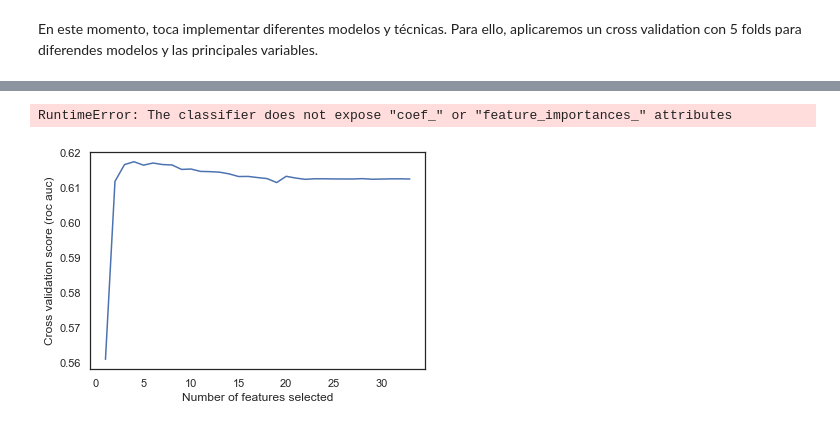
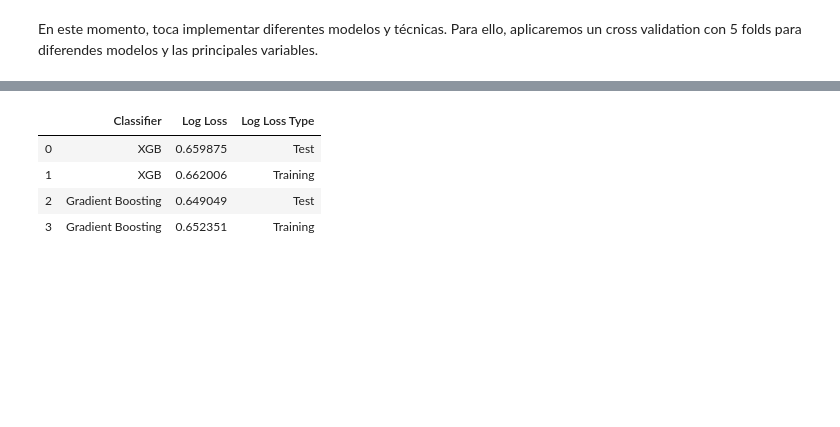
Before and after one commit to caumente/kobe-ccd, a Jupyter notebook: notebooks/preprocessing.ipynb, the cells around one changed output, grey strips where cells are left out. Saved outputs shown, nothing was run; the diff lists cells and outputs as text; code cells hidden in the pictures; blank space fills up the shorter version.

```diff
--- a/notebooks/preprocessing.ipynb
+++ b/notebooks/preprocessing.ipynb
@@ -672,18 +688,21 @@ from sklearn import metrics
 # %%
 classifiers = {}
 #classifiers.update({"LDA": LinearDiscriminantAnalysis()})
-#classifiers.update({"QDA": QuadraticDiscriminantAnalysis()})
-#classifiers.update({"AdaBoost": AdaBoostClassifier()})
-#classifiers.update({"Bagging": BaggingClassifier()})
 classifiers.update({"Gradient Boosting": GradientBoostingClassifier()})
-#classifiers.update({"Random Forest": RandomForestClassifier()})
-#classifiers.update({"KNN": KNeighborsClassifier()})
-#classifiers.update({"MLP": MLPClassifier()})
-#classifiers.update({"XGB": XGBClassifier()})
+#classifiers.update({"Logistic Regression": LogisticRegression()})
+classifiers.update({"XGB": XGBClassifier()})
 # %%
 parameters = {}
 
-# Update dict with Gradient Boosting
+
+#parameters.update({"LDA": {
+#                            "classifier__solver":["svd","lsqr", "eigen"],
+#                            "classifier__n_components": [2,4,6,8,10],
+#                            }})
+
+
+
+
 parameters.update({"Gradient Boosting": {
                                         "classifier__learning_rate":[0.15,0.1,0.05,0.01,0.005,0.001],
                                         "classifier__n_estimators": [200],
@@ -693,6 +712,19 @@ parameters.update({"Gradient Boosting": {
                                         "classifier__max_features": ["auto", "sqrt", "log2"],
                                         "classifier__subsample": [0.8, 0.9, 1]
                                          }})
+
+#parameters.update({"Logistic Regression": {
+#                                        "classifier__penalty":["l1", "l2", "elasticnet"],
+#                                        "classifier__tol": [0.0005, 0.00005, 0.00001],
+#                                        "classifier__mmax_iter": [100,200,150],
+#                                         }})
+
+parameters.update({"XGB": {
+                        "classifier__n_estimators":[150,200,250],
+                        "classifier__learning_rate": [0.001, 0.005, 0.1, 0.5],
+                        "classifier__max_depth": [5,6],
+                        "classifier__subsample": [0.5,0.7,0.8,0.9,1]
+                         }})
 # %%
 results = {}
 start_time = time.time()
@@ -712,8 +744,8 @@ for classifier_label, classifier in classifiers.items():
     param_grid = parameters[classifier_label]
 
     # Initialize GridSearch object
-    #rscv = RandomizedSearchCV(pipeline, param_grid, cv = 5,  n_jobs= 1, verbose = 1, scoring = "neg_log_loss")
-    rscv = GridSearchCV(pipeline, param_grid, cv = 5,  n_jobs= 1, verbose = 1, scoring = "neg_log_loss")
+    rscv = RandomizedSearchCV(pipeline, param_grid, cv = 5,  n_jobs= 1, verbose = 1, scoring = "neg_log_loss")
+    #rscv = GridSearchCV(pipeline, param_grid, cv = 5,  n_jobs= 1, verbose = 1, scoring = "neg_log_loss")
 
 
     # Fit gscv
@@ -793,27 +839,8 @@ plt.tight_layout()
-# %%
-classifier = SelectPercentile()
-ranker = RFECV(estimator=classifier, step=3, cv=StratifiedKFold(n_splits=3, random_state=None, shuffle=False), scoring='roc_auc')
-ranker.fit(X_train, y_train)
-
-plt.figure(figsize=(15, 10), dpi=80)
-feat_importances = pd.Series(model.feature_importances_, index=X_train.columns)
-feat_importances.nlargest(20).plot(kind='barh')
-plt.show()
-
-print('The optimal number of features is {}'.format(ranker.n_features_))
-feat_importances = [f for f,s in zip(X_train.columns, ranker.support_) if s]
-plt.figure(figsize=(8, 8), dpi=80)
-plt.xlabel("Number of features selected")
-plt.ylabel("Cross validation score (roc auc)")
-plt.plot(range(1, len(ranker.grid_scores_) + 1), ranker.grid_scores_)
-plt.show()
-# %% [output]
-RuntimeError: The classifier does not expose "coef_" or "feature_importances_" attributes
-# %%
-plt.figure()
-plt.xlabel("Number of features selected")
-plt.ylabel("Cross validation score (roc auc)")
-plt.plot(range(1, len(selector.grid_scores_) + 1), selector.grid_scores_)
-plt.savefig('feature_auc_nselected.png', bbox_inches='tight', pad_inches=1)
-# %% [output]
-[figure, removed]
+# %%
+log_scores
+# %% [output]
+|  | Classifier | Log Loss | Log Loss Type |
+| 0 | XGB | 0.659875 | Test |
+| 1 | XGB | 0.662006 | Training |
+| 2 | Gradient Boosting | 0.649049 | Test |
+| 3 | Gradient Boosting | 0.652351 | Training |
```
Also changed, not shown: parts of 33 cells of this notebook.
